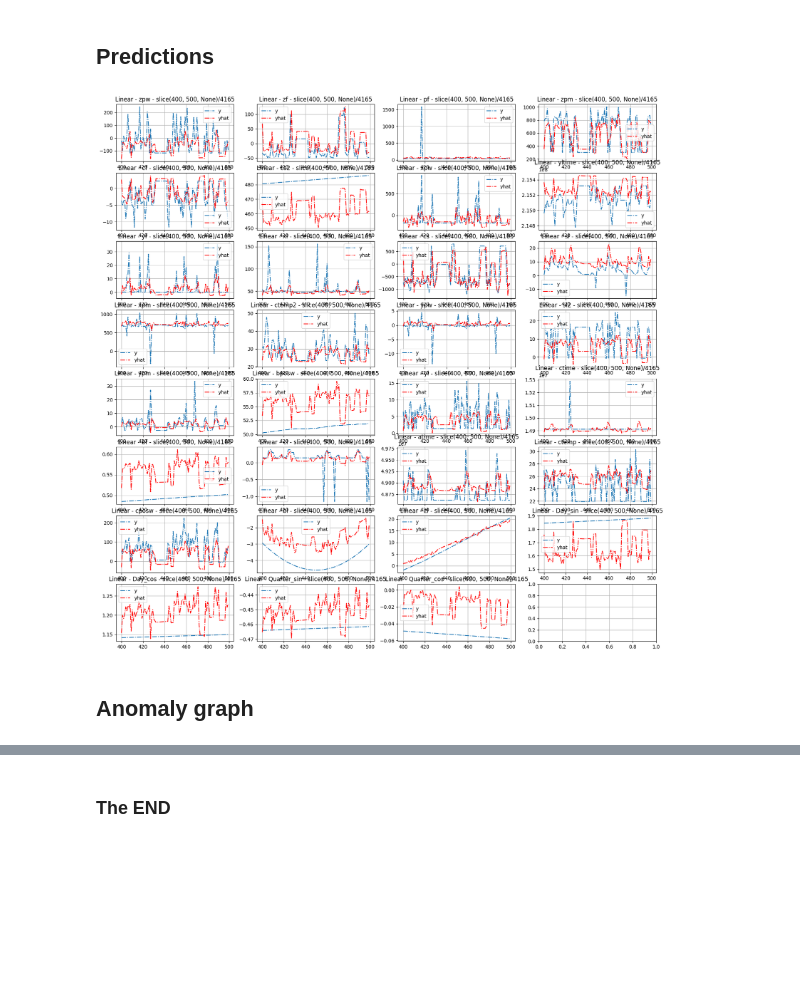
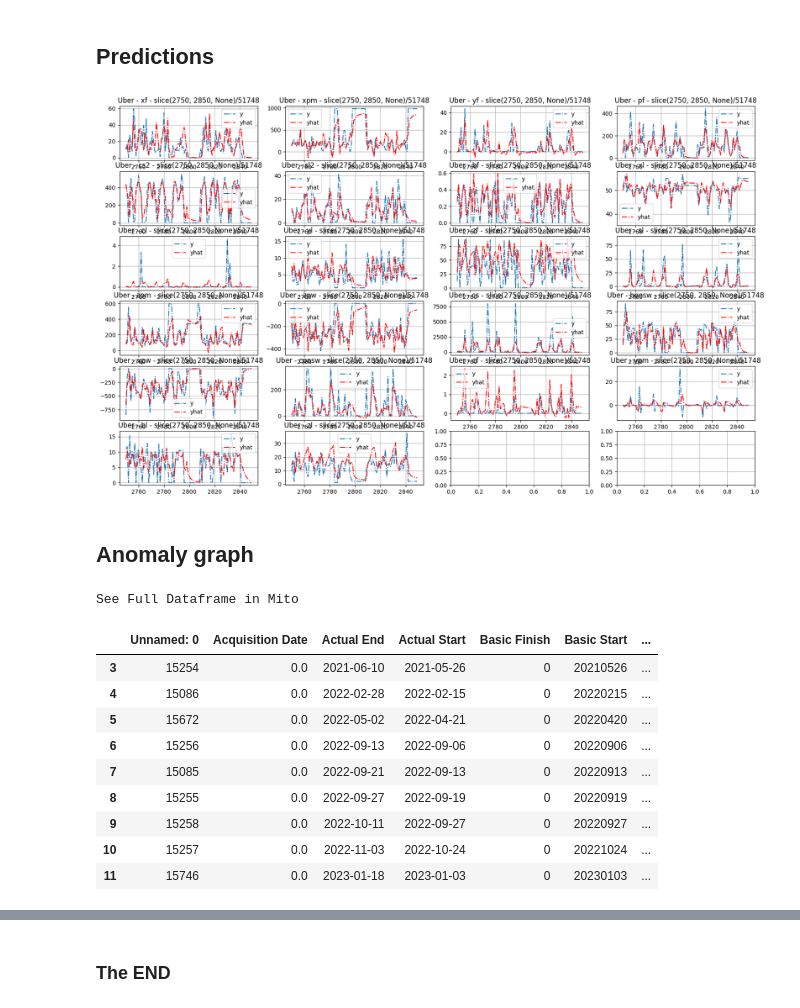
Before and after one commit to emmanueliarussi/DU-DeepLearning, a Jupyter notebook: tf-RNN/07_E2E_anomlydetector.ipynb, the cells around one changed output, grey strips where cells are left out. Saved outputs shown, nothing was run; the diff lists cells and outputs as text; code cells hidden in the pictures; blank space fills up the shorter version.

```diff
--- a/tf-RNN/07_E2E_anomlydetector.ipynb
+++ b/tf-RNN/07_E2E_anomlydetector.ipynb
@@ -77,10 +77,10 @@ def read_data(files="/tmp/test/*.csv", dropna=True ):
     li=[]
     for f in (glob.glob(files)):
         df = pd.read_csv(f, index_col=None, header=0)
+        print(f"Reading {f} ...")
         li.append(df)
 
     df = pd.concat(li, axis=0, ignore_index=True)
-    df.reset_index(inplace=True, drop=True)
 
     if dropna:
         df.dropna(inplace=True)
@@ -88,6 +88,8 @@ def read_data(files="/tmp/test/*.csv", dropna=True ):
 
     df = checkFirstColumnIsTime(df)
     df.index= df['time']
+    df.sort_index(inplace=True)
+
     df.drop('time', axis=1, inplace=True, errors="ignore")
 
     return df
@@ -172,8 +247,9 @@ models.append(model)
 model = tf.keras.Sequential([
         # Shape [batch, time, features] => [batch, lstm_units].
 
+        tf.keras.layers.LSTM(64, return_sequences=True),
         tf.keras.layers.LSTM(64, return_sequences=False)
-    ]+ ts_utils.getCommonLayer(ouput_len, ouput_feat_len),
+    ]+ ts_utils.getCommonLayer(output_len, output_feat_len),
     name = "LSTM"
 )
-models.append(model)
+models[model.name] = {"model": model}
@@ -200,11 +308,11 @@ memory_layer = LSTM(units=dim,
 # => Note this is same as getCommonLayer(ouput_len, ouput_feat_len, memory_layer)
 #
 # preds = Dense(units=ouput_feat_len*ouput_len)(memory_layer)
-preds = Dense(units=ouput_feat_len*ouput_len, activation='linear')(memory_layer)
-preds = tf.keras.layers.Reshape([ouput_len, ouput_feat_len])(preds)
+preds = Dense(units=output_feat_len*output_len, activation='linear')(memory_layer)
+preds = tf.keras.layers.Reshape([output_len, output_feat_len])(preds)
 model = Model(input_layer, preds, name="Uber")
 
-# => Lets not do Uber model it takes long time to build this model
+# => UNCOMMEN IF decide to do Uber model it takes long time to build this model
 
-#models.append(model)
+models[model.name] = {"model": model}
 #history = ts_utils.compile_fit(model, window_trn, window_tst, epochs=1, verbose=1)
@@ -371,7 +460,8 @@ performance = ts_plot_utils.plot_performance(models, window_trn, window_tst, per
 ## Model Architecture
 # %%
 from keras.utils import plot_model
-for i, model in enumerate(models):
+for m, modelp in models.items():
+    model = modelp['model']
     print(f"PLotting {i} Model: {model.name}")
     d= plot_model(model, show_shapes=True)
     display(d)
@@ -391,29 +475,65 @@ PLotting 4 Model: Conv
 # %%
 import matplotlib.pyplot as plt
 
-model = models[0]
-rw=slice(400, 500)
+modelp = models["Uber"]
+model = modelp["model"]
+
+assert model is not None, "No model!@"
+
+if not modelp.get('test_predictions', None):
+    y, yhat = ts_utils.model_predict( model , window_tst100)
+y, yhat = modelp['test_predictions']
+
+ydf = pd.DataFrame(y, columns=scaler.feature_names_in_[label_slice])
+pdf = pd.DataFrame(yhat, columns=scaler.feature_names_in_[label_slice])
+ydf = scaler.inverse_transform(ydf)
+pdf = scaler.inverse_transform(pdf)
+
+
+rw=slice(2750, 2850)
 pc = 4
-
-y, yhat = ts_utils.model_predict( model , window_tst100)
-ydf = scaler.inverse_transform(pd.DataFrame(y, columns=scaler.feature_names_in_[label_slice]))
-pdf = scaler.inverse_transform(pd.DataFrame(yhat, columns=scaler.feature_names_in_[label_slice]))
-
 nc = len(ydf.columns)
-pr = nc //pc + 1 if len(ydf.columns)%pc else 0
-fig, axs = plt.subplots(pr, pc, figsize=(20, 5 *pc))
+pr = nc //pc
+pr += 1 if len(ydf.columns)%pc else 0
+fig, axs = plt.subplots(pr, pc, figsize=(20, 3 *pc))
 for i, c in enumerate(ydf.columns):
     pr1 , pc1 = i // pc, i % pc
     plt1 = axs[ pr1, pc1 ]
     plt1.plot(range(len(ydf))[rw], ydf[c][rw], "-."  , label=f"y")
     plt1.plot(range(len(pdf))[rw], pdf[c][rw], "r-." , label=f"yhat")
     plt1.legend()
     plt1.set_title(f'{model.name} - {c} - {rw}/{len(ydf)}')
 # %% [output]
-[figure, old version]
+[figure, new version]
 # %%
 #model = models[1]
 #ydf, pdf = ts_plot_utils.predict_and_plot( model, window_trn100, window_tst100, howmany=1024* 1024,
 #                        plot_start=0, df=None, scaler=None, label_slice=None);
 # %% [markdown]
 ## Anomaly graph
+# %%
+# Read the anomlay database
+
+LDATA="/opt/data/tseries/data/mazak/"
+MACHINE= 'gp-mazak-i300-5'
+
+anoms = f'{LDATA}{MACHINE}-SAP.csv'
+dfa = pd.read_csv(anoms)
+dfa.sort_values(by="Actual Start")
+dfa['Actual Start'] = pd.to_datetime(dfa['Actual Start'], format="%Y%m%d")
+dfa['Actual End'] = pd.to_datetime(dfa['Actual End'], format="%Y%m%d")
+dfa.sort_values(by="Actual Start", inplace=True)
+dfa.reset_index(inplace=True, drop=True)
+dfa[3:]
+# %% [output]
+See Full Dataframe in Mito
+|  | Unnamed: 0 | Acquisition Date | Actual End | Actual Start | Basic Finish | Basic Start | ... |
+| 3 | 15254 | 0.0 | 2021-06-10 | 2021-05-26 | 0 | 20210526 | ... |
+| 4 | 15086 | 0.0 | 2022-02-28 | 2022-02-15 | 0 | 20220215 | ... |
+| 5 | 15672 | 0.0 | 2022-05-02 | 2022-04-21 | 0 | 20220420 | ... |
+| 6 | 15256 | 0.0 | 2022-09-13 | 2022-09-06 | 0 | 20220906 | ... |
+| 7 | 15085 | 0.0 | 2022-09-21 | 2022-09-13 | 0 | 20220913 | ... |
+| 8 | 15255 | 0.0 | 2022-09-27 | 2022-09-19 | 0 | 20220919 | ... |
+| 9 | 15258 | 0.0 | 2022-10-11 | 2022-09-27 | 0 | 20220927 | ... |
+| 10 | 15257 | 0.0 | 2022-11-03 | 2022-10-24 | 0 | 20221024 | ... |
+| 11 | 15746 | 0.0 | 2023-01-18 | 2023-01-03 | 0 | 20230103 | ... |
```
Also changed, not shown: parts of 21 cells of this notebook, 12 other files.
